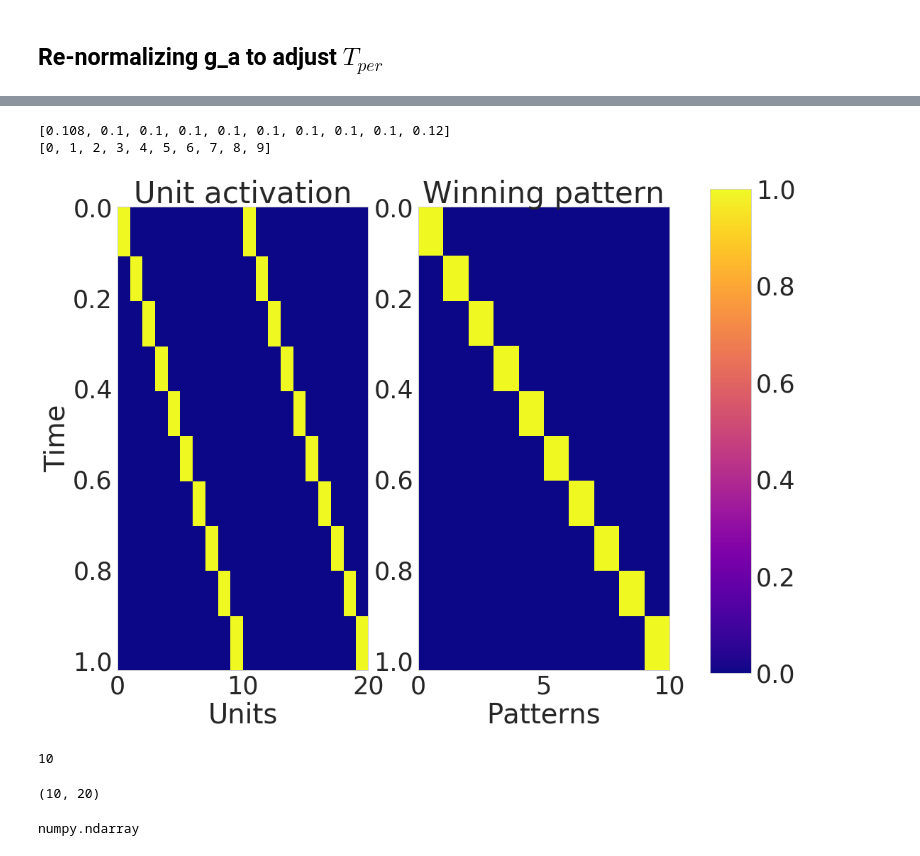
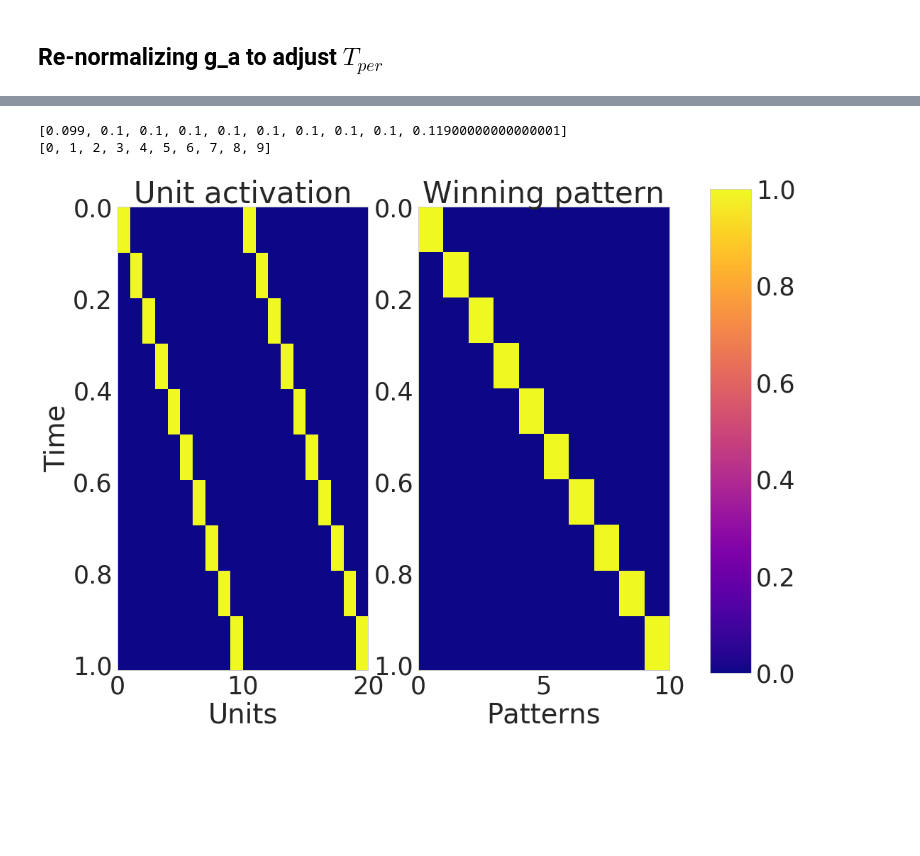
Before and after one commit to h-mayorquin/sequence_learning_paper, a Jupyter notebook: jupyter/2018-07-18(First example).ipynb, the cells around one changed output, grey strips where cells are left out. Saved outputs shown, nothing was run; the diff lists cells and outputs as text; code cells hidden in the pictures; blank space fills up the shorter version.

```diff
--- a/jupyter/2018-07-18(First example).ipynb
+++ b/jupyter/2018-07-18(First example).ipynb
@@ -124,20 +124,16 @@ plot_weight_matrix(manager)
 # %%
 T_persistence = 0.100
 manager.set_persistent_time_with_adaptation_gain(T_persistence=T_persistence)
 T_recall = T_persistence * 10
 T_cue = tau_s
 I_cue = 0
-nr = manager.neural_representation
+nr = manager.canonical_network_representation
 aux = calculate_recall_quantities(manager, nr, T_recall, T_cue, remove=0.009, reset=True, empty_history=True)
 success, pattern_sequence, persistent_times, timings = aux
 print(persistent_times)
 print(pattern_sequence)
 plot_network_activity_angle(manager)
 # %% [output]
-[0.108, 0.1, 0.1, 0.1, 0.1, 0.1, 0.1, 0.1, 0.1, 0.12]
+[0.099, 0.1, 0.1, 0.1, 0.1, 0.1, 0.1, 0.1, 0.1, 0.11900000000000001]
 [0, 1, 2, 3, 4, 5, 6, 7, 8, 9]
-[figure, old version]
+[figure, new version]
-# %%
-nr.shape[0]
-# %% [output]
-10
@@ -146,8 +139,0 @@ a = manager.canonical_activity_representation
-# %%
-manager.canonical_network_representation.shape
-# %% [output]
-(10, 20)
-# %%
-type(manager.canonical_activity_representation[0])
-# %% [output]
-numpy.ndarray
```
Also changed, not shown: parts of 6 cells of this notebook, 3 other files.
